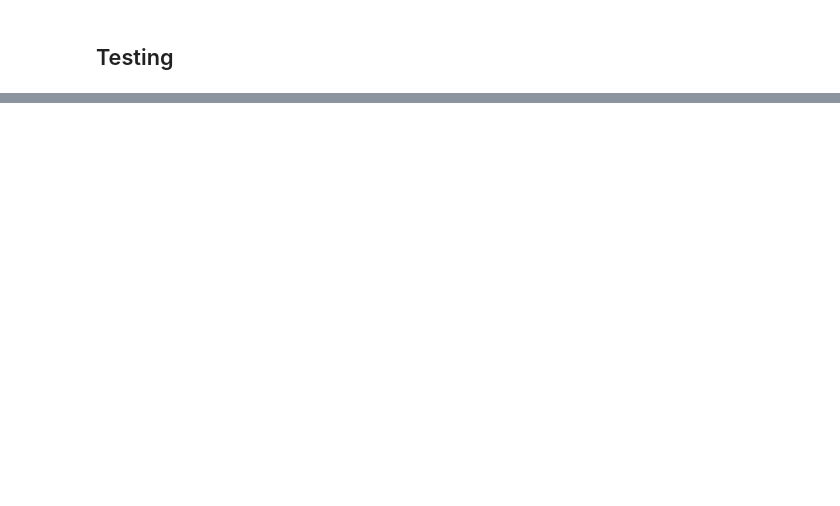
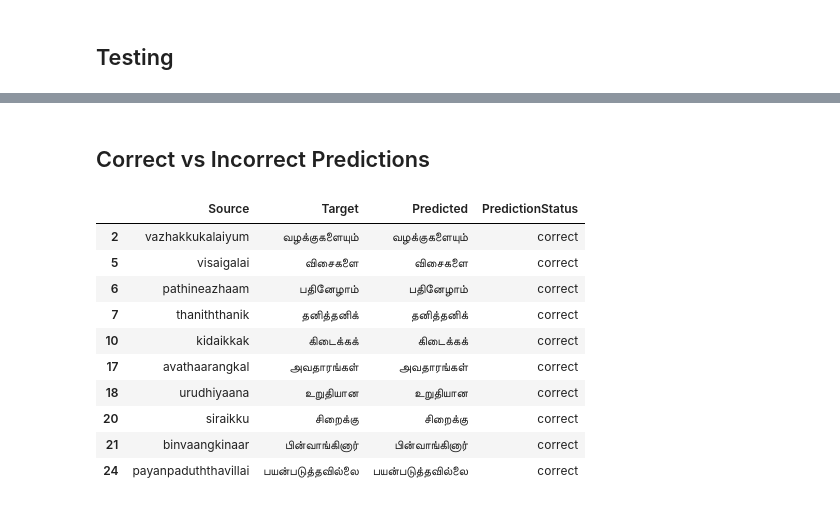
Before and after one commit to madhes23/CS6910_Assignment_3, a Jupyter notebook: BestModels.ipynb, the cells around one changed output, grey strips where cells are left out. Cells and saved outputs as stored; diff of their text form; code cells hidden in the pictures; blank space fills up the shorter version.

```diff
--- a/BestModels.ipynb
+++ b/BestModels.ipynb
@@ -260,0 +334,18 @@ print(f"Test dataset loss: {test_loss:.2f} \nAccuracy: {test_acc}")
+# %% [markdown]
+## Correct vs Incorrect Predictions
+# %%
+res_df = pd.read_csv("predictions_attention/results.csv")
+correct_predictions_df = res_df[res_df['PredictionStatus']=='correct']
+correct_predictions_df.head(10)
+# %% [output]
+|  | Source | Target | Predicted | PredictionStatus |
+| 2 | vazhakkukalaiyum | வழக்குகளையும் | வழக்குகளையும் | correct |
+| 5 | visaigalai | விசைகளை | விசைகளை | correct |
+| 6 | pathineazhaam | பதினேழாம் | பதினேழாம் | correct |
+| 7 | thaniththanik | தனித்தனிக் | தனித்தனிக் | correct |
+| 10 | kidaikkak | கிடைக்கக் | கிடைக்கக் | correct |
+| 17 | avathaarangkal | அவதாரங்கள் | அவதாரங்கள் | correct |
+| 18 | urudhiyaana | உறுதியான | உறுதியான | correct |
+| 20 | siraikku | சிறைக்கு | சிறைக்கு | correct |
+| 21 | binvaangkinaar | பின்வாங்கினார் | பின்வாங்கினார் | correct |
+| 24 | payanpaduththavillai | பயன்படுத்தவில்லை | பயன்படுத்தவில்லை | correct |
```
Also changed, not shown: parts of 14 cells of this notebook, 2 other files.
